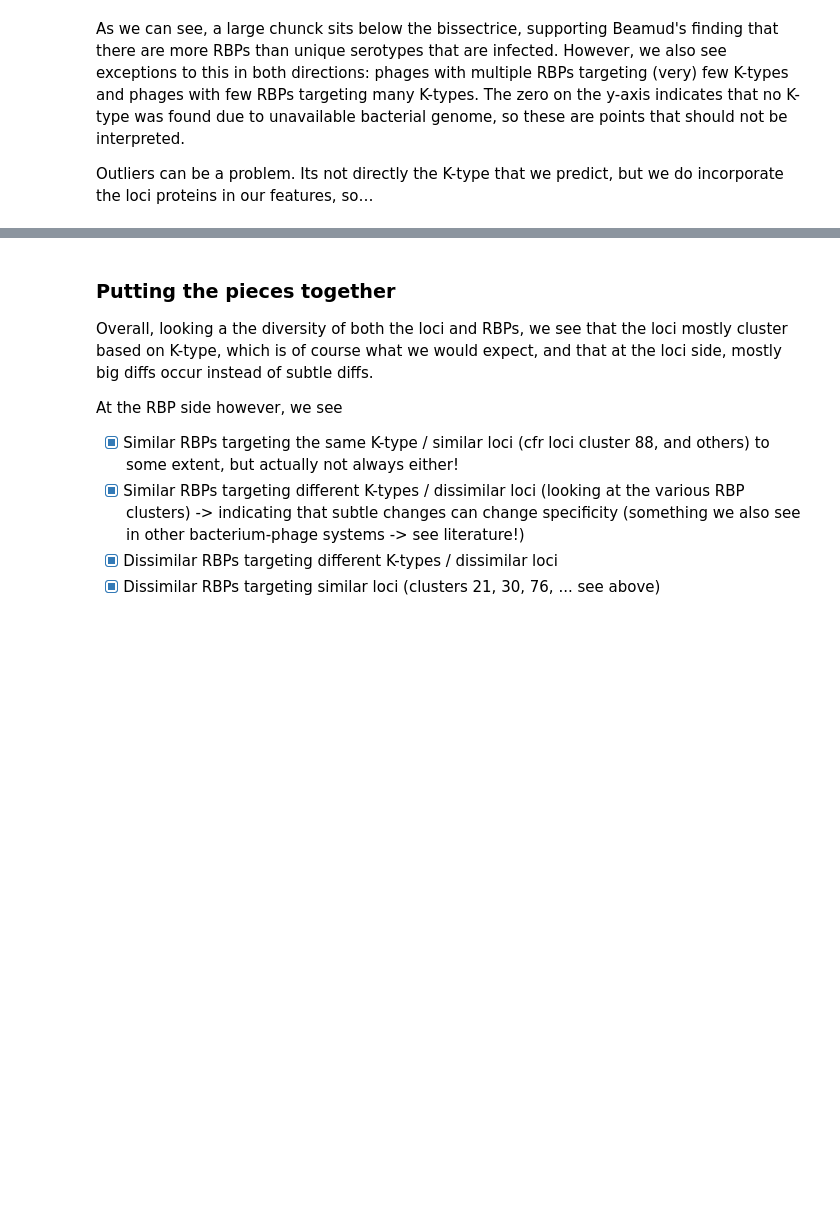
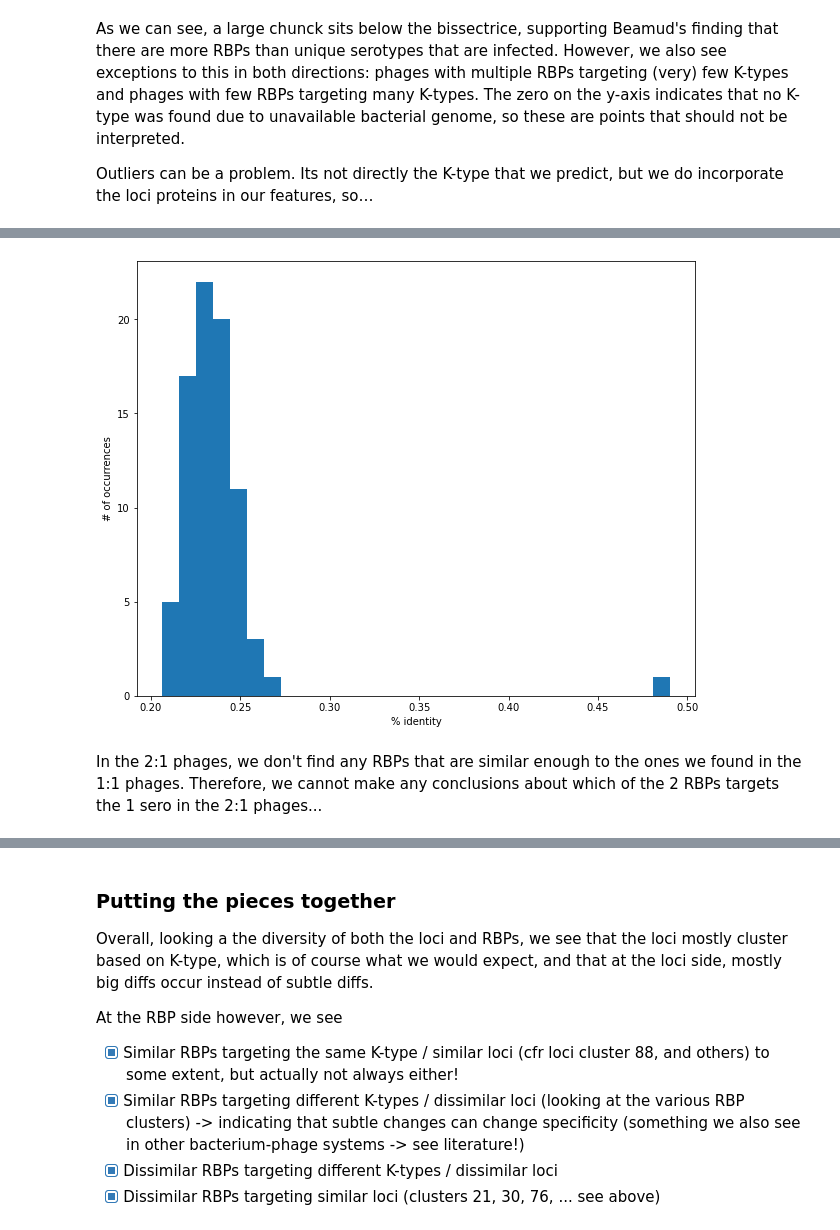
Before and after one commit to dimiboeckaerts/PhageHostLearn, a Jupyter notebook: exploration/phagehostlearn_exploration.ipynb, the cells around one changed output, grey strips where cells are left out. Cells and saved outputs as stored; diff of their text form; code cells hidden in the pictures; blank space fills up the shorter version.

```diff
--- a/exploration/phagehostlearn_exploration.ipynb
+++ b/exploration/phagehostlearn_exploration.ipynb
@@ -467,0 +457,3 @@ RBPs11
+# %%
+project_dir = '/Users/dimi/Documents/GitHub/PhageHostLearning/learning'
+results_dir = '/Users/dimi/GoogleDrive/PhD/4_PHAGEHOST_LEARNING/43_RESULTS/RBP_exploration'
@@ -468,17 +462,16 @@ RBPs11
 # %%
 # get 1:1 RBPs
-RBPs11 = {}
+index11 = []
 for i, phage in enumerate(RBPbase_withseros['phage_ID']):
     linked_ser = RBPbase_withseros['linked_seros'][i]
-    protein = RBPbase_withseros['protein_sequence'][i]
     if (list(RBPbase_withseros['phage_ID']).count(phage) == 1) and (len(linked_ser) == 1): # one RBP and one sero
-        sero = linked_ser[0]
-        RBPs11[protein] = linked_ser
+        index11.append(i)
+RBPs11 = RBPbase_withseros.iloc[index11]
 # %%
 # get 2:1 RBPs
-RBPs21 = {}
+index21 = []
 for i, phage in enumerate(RBPbase_withseros['phage_ID']):
     linked_ser = RBPbase_withseros['linked_seros'][i]
-    protein = RBPbase_withseros['protein_sequence'][i]
-    if (list(RBPbase_withseros['phage_ID']).count(phage) == 2) and (len(linked_ser) == 1): # two RBPs and one sero
-        RBPs21[protein] = linked_ser
+    if (list(RBPbase_withseros['phage_ID']).count(phage) == 2) and (len(linked_ser) == 1): # one RBP and one sero
+        index21.append(i)
+RBPs21 = RBPbase_withseros.iloc[index21]
@@ -504,0 +478,25 @@ RBPs21
+# %%
+verified21 = []
+scores = []
+bar = tqdm(total = len(RBPs11['protein_sequence'])*len(RBPs21['protein_sequence']))
+for i, protein11 in enumerate(RBPs11['protein_sequence']):
+    for j, protein21 in enumerate(RBPs21['protein_sequence']):
+        score = single_pwalign_julia(project_dir, protein11, protein21, 'protein')
+        scores.append(score)
+        if (score > 0.9) and (list(RBPs11['linked_seros'])[i][0] == list(RBPs21['linked_seros'])[j][0]):
+            verified21.append(j)
+        elif (score > 0.9) and (list(RBPs11['linked_seros'])[i][0] != list(RBPs21['linked_seros'])[j][0]):
+            print(RBPs11['linked_seros'][i], RBPs21['linked_seros'][j])
+        bar.update(1)
+bar.close()
+RBPs21verified = RBPs21.iloc[verified21]
+# %%
+fig, ax = plt.subplots(figsize=(10,8))
+ax.hist(scores, bins=30)
+ax.set_xlabel('% identity')
+ax.set_ylabel('# of occurrences')
+fig.savefig(results_dir+'/RBPs11_RBPs21_identity_percentage.png', dpi=400)
+# %% [output]
+[figure, added]
+# %% [markdown]
+In the 2:1 phages, we don't find any RBPs that are similar enough to the ones we found in the 1:1 phages. Therefore, we cannot make any conclusions about which of the 2 RBPs targets the 1 sero in the 2:1 phages...
```
Also changed, not shown: parts of 33 cells of this notebook, 3 other files.
